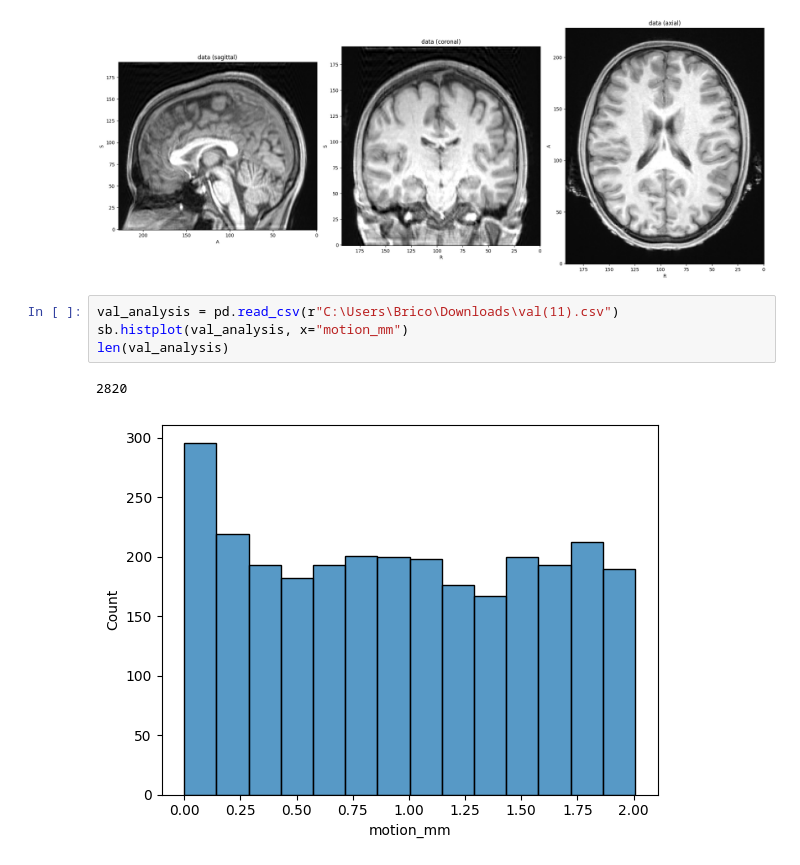
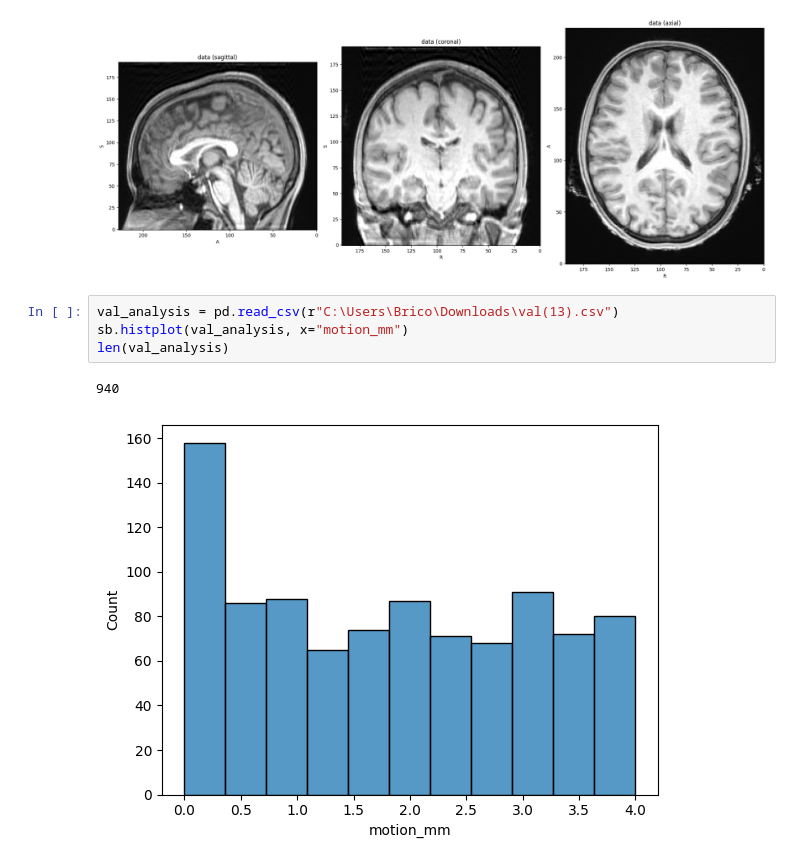
Before and after one commit to chbricout/motiondetector, a Jupyter notebook: notebooks/motion.ipynb, the cells around one changed output. Drawn from its saved outputs; the diff is of its cells as text.

```diff
--- a/notebooks/motion.ipynb
+++ b/notebooks/motion.ipynb
@@ -78,9 +120,9 @@ motionned.plot(figsize=(20,20))
 # %% [output]
 [figure]
 # %%
-val_analysis = pd.read_csv(r"C:\Users\Brico\Downloads\val(11).csv")
+val_analysis = pd.read_csv(r"C:\Users\Brico\Downloads\val(13).csv")
 sb.histplot(val_analysis, x="motion_mm")
 len(val_analysis)
 # %% [output]
-2820
+940
-[figure, old version]
+[figure, new version]
```
Also changed, not shown: parts of 5 cells of this notebook, 14 other files.
